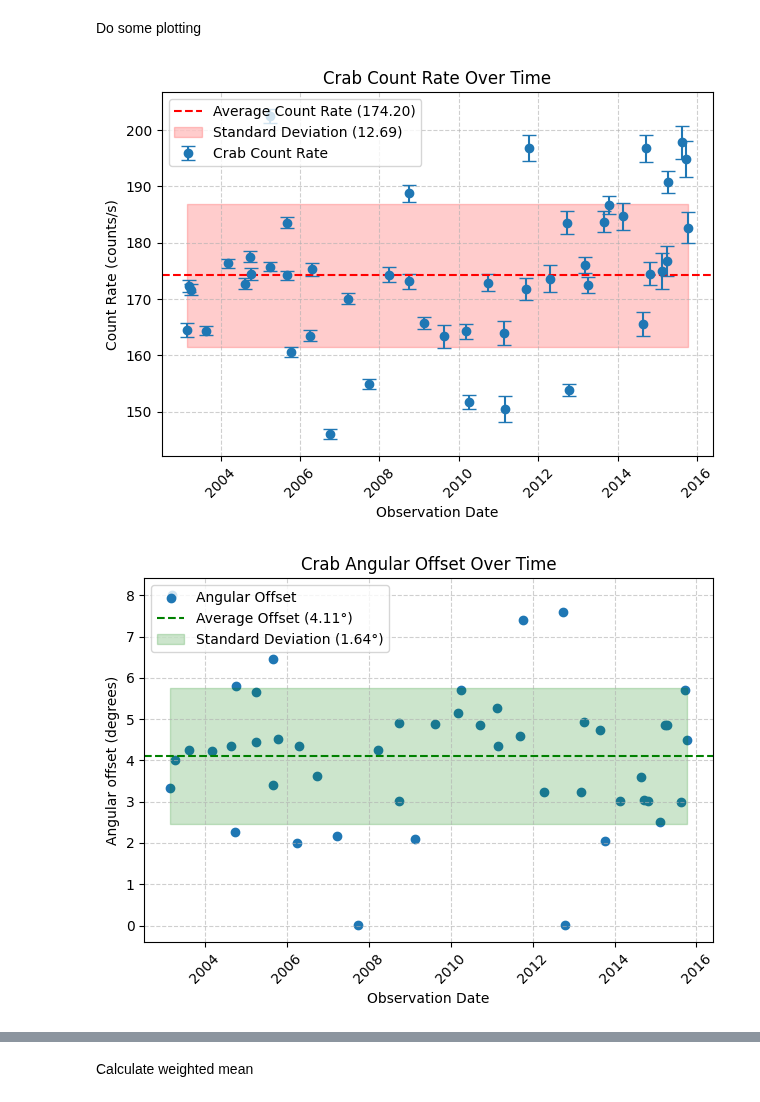
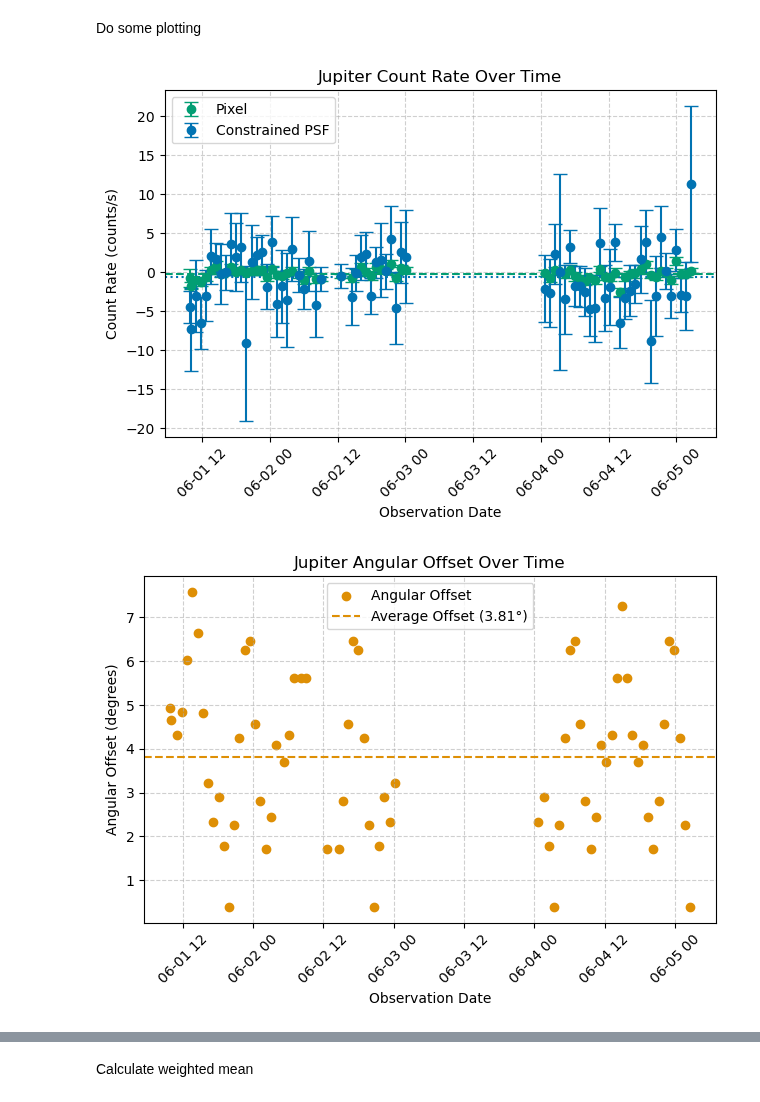
Before and after one commit to interstellxr/jupiter-xray-analysis, a Jupyter notebook: jupiter-xrays/JupiterLongTermPlotting.ipynb, the cells around one changed output, grey strips where cells are left out. Cells and saved outputs as stored; diff of their text form; code cells hidden in the pictures.

```diff
--- a/jupiter-xrays/JupiterLongTermPlotting.ipynb
+++ b/jupiter-xrays/JupiterLongTermPlotting.ipynb
@@ -3,16 +114,2 @@
 # %% [markdown]
 First load Jupiter's count rates file, which was acquired in JupiterLongTerm.ipynb
-# %%
-import numpy as np
-
-input_filename = "../data/jupiter_longterm_img_data.txt"
-
-data = np.genfromtxt(input_filename, delimiter=",", dtype=None, names=True, encoding=None)
-
-obs_start_dates = data["Obs_Start_Date"]
-obs_end_dates = data["Obs_End_Date"]
-jupiter_countrates = data["Count_Rate"]
-jupiter_variances = data["Variance"]
-offsets = data["Angular_offset"]
-annular_counts = data["Annular_Count_Rate"]
-annular_variances = data["Annular_Variance"]
@@ -19,68 +295,67 @@ annular_variances = data["Annular_Variance"]
 # %% [markdown]
 Do some plotting
 # %%
-from datetime import datetime
-import matplotlib.pyplot as plt
-
 obs_times = [datetime.strptime(date, "%Y-%m-%dT%H:%M:%S") for date in obs_start_dates]
-
-jupiter_countrates = np.array(jupiter_countrates)
-jupiter_variances = np.array(jupiter_variances)
-errors = np.sqrt(jupiter_variances)
-offsets = np.array(offsets)
-jupiter_annular_variances = np.array(annular_variances)
-annular_errors = np.sqrt(jupiter_annular_variances)
 
 # Calculate average and standard deviation
 avg_count_rate = np.mean(jupiter_countrates)
 std_count_rate = np.std(jupiter_countrates)
+avg_psfs = np.mean(psf_counts)
+std_psfs = np.std(psf_counts)
+avg_fixed_psfs = np.mean(fixed_psf_counts)
+std_fixed_psfs = np.std(fixed_psf_counts)
 
 avg_offset = np.mean(offsets)
 std_offset = np.std(offsets)
 
+import seaborn as sns
+
+# Use a colorblind-friendly palette
+colors = sns.color_palette("colorblind")
+
 # Plot count rate over time with errorbars and std region
 plt.figure()
-plt.errorbar(obs_times, jupiter_countrates, yerr=errors, fmt='o', capsize=5, label='jupiter Count Rate')
-plt.axhline(avg_count_rate, color='r', linestyle='--', label=f'Average Count Rate ({avg_count_rate:.2f})')
-plt.fill_between(obs_times, avg_count_rate - std_count_rate, avg_count_rate + std_count_rate, color='r', alpha=0.2, label=f'Standard Deviation ({std_count_rate:.2f})')
+plt.errorbar(obs_times, jupiter_countrates, yerr=errors, color=colors[2], fmt='o', capsize=5, label='Pixel')
+plt.errorbar(obs_times, fixed_psf_counts, yerr=fixed_psf_errors, color=colors[0], fmt='o', capsize=5, label='Constrained PSF')
+plt.axhline(avg_count_rate, color=colors[2], linestyle='--')
+plt.axhline(avg_fixed_psfs, color=colors[0], linestyle=':')
 plt.xlabel("Observation Date")
 plt.ylabel("Count Rate (counts/s)")
-plt.title("jupiter Count Rate Over Time")
+plt.title("Jupiter Count Rate Over Time")
 plt.xticks(rotation=45)
 plt.grid(True, linestyle="--", alpha=0.6)
 plt.legend()
 plt.tight_layout()
 
 # Plot angular offset from pointing center over time with std region
 plt.figure()
-plt.scatter(obs_times, offsets, label='Angular Offset')
-plt.axhline(avg_offset, color='g', linestyle='--', label=f'Average Offset ({avg_offset:.2f}°)')
-plt.fill_between(obs_times, avg_offset - std_offset, avg_offset + std_offset, color='g', alpha=0.2, label=f'Standard Deviation ({std_offset:.2f}°)')
+plt.scatter(obs_times, offsets, color=colors[1], label='Angular Offset')
+plt.axhline(avg_offset, color=colors[1], linestyle='--', label=f'Average Offset ({avg_offset:.2f}°)')
 plt.xlabel("Observation Date")
-plt.ylabel("Angular offset (degrees)")
-plt.title("jupiter Angular Offset Over Time")
+plt.ylabel("Angular Offset (degrees)")
+plt.title("Jupiter Angular Offset Over Time")
 plt.xticks(rotation=45)
 plt.grid(True, linestyle="--", alpha=0.6)
 plt.legend()
 plt.tight_layout()
 
 # Plot count rate vs angular offset
 plt.figure()
-plt.errorbar(offsets, jupiter_countrates, xerr=0, yerr=errors, fmt='o', capsize=5)
+plt.errorbar(offsets, jupiter_countrates, xerr=0, yerr=errors, fmt='o', capsize=5, color=colors[3])
 plt.xlabel("Angular Offset (degrees)")
 plt.ylabel("Count Rate (counts/s)")
-plt.title("jupiter Count Rate vs Angular Offset")
+plt.title("Jupiter Count Rate vs Angular Offset")
 plt.grid(True, linestyle="--", alpha=0.6)
 plt.tight_layout()
 
 # Plot error vs annular error
 plt.figure()
-plt.errorbar(errors, annular_errors, fmt='o', capsize=5)
+plt.errorbar(errors, annular_errors, fmt='o', capsize=5, color=colors[4])
 plt.xlabel("Error (counts/s)")
 plt.ylabel("Annular Error (counts/s)")
 plt.title("Error vs Annular Error")
 plt.grid(True, linestyle="--", alpha=0.6)
 plt.tight_layout()
 # %% [output]
-[figure, old version]
+[figure, new version]
-[figure, old version]
+[figure, new version]
```
Also changed, not shown: parts of 7 cells of this notebook, 11 other files.
